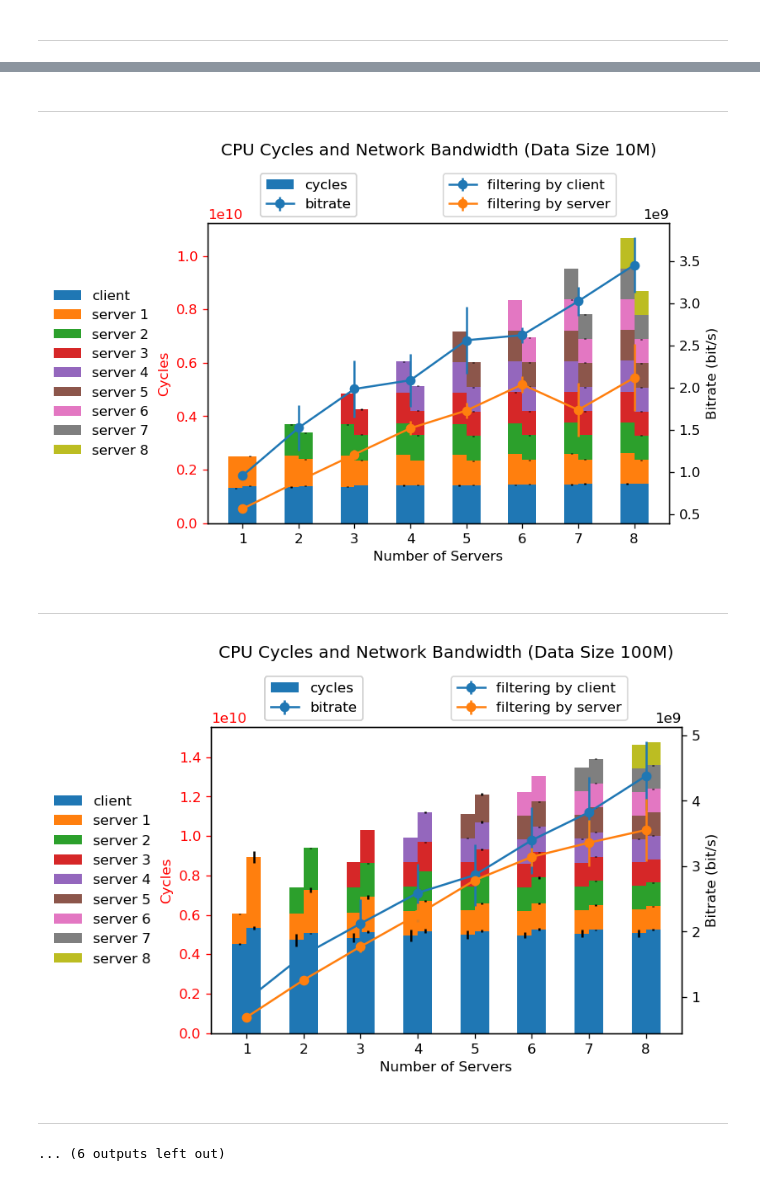
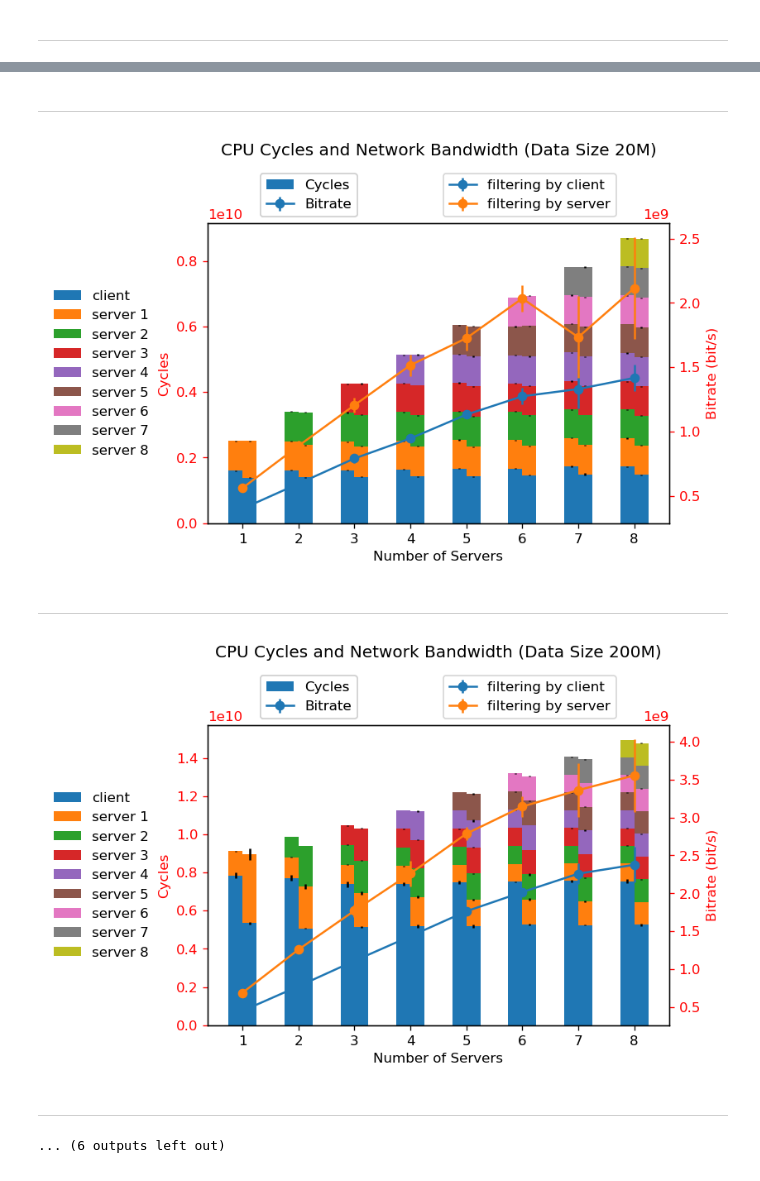
Before and after one commit to ljishen/EuCycles, a Jupyter notebook: analysis/notebooks/visualization_nserv_linspace.ipynb, the cells around one changed output, grey strips where cells are left out. Saved outputs shown, nothing was run; the diff lists cells and outputs as text; code cells hidden in the pictures.

```diff
--- a/analysis/notebooks/visualization_nserv_linspace.ipynb
+++ b/analysis/notebooks/visualization_nserv_linspace.ipynb
@@ -45,16 +45,17 @@ def gen_df(json_file):
 
     return df
 # %%
-FILE_PATH_SERVER_FILTERING = 'output_servers_linspace_2_8servs/result.json'
-FILE_PATH_CLIENT_FILTERING = 'output_raw_8servs_arm/result.json'
+FILE_PATH_SERVERS_FILTERING = 'output_servers_linspace_2_8servs/result.json'
+FILE_PATH_CLIENT_FILTERING = 'output_client_linspace_2_8servs/result.json'
 
-df_server_filtering = gen_df(FILE_PATH_SERVER_FILTERING)
+df_server_filtering = gen_df(FILE_PATH_SERVERS_FILTERING)
 df_client_filtering = gen_df(FILE_PATH_CLIENT_FILTERING)
 
 N = len(df_client_filtering.index)
 FILTERING_STEP = 2
 ind = np.arange(N)                  # the x locations for the groups
 width = 1 / (FILTERING_STEP + 2)    # the width of the bars
+yax_clr = 'r'
 
 
 def __human2kbytes(string):
@@ -103,18 +104,18 @@ def __plot_client_bitrate(ax, offset, size_df):
         fmt='-o')
 
 
-for size in sorted(df_client_filtering.columns, key=__human2kbytes):
+columns_client_filtering = sorted(df_client_filtering.columns, key=__human2kbytes)
+columns_server_filtering = sorted(df_server_filtering.columns, key=__human2kbytes)
+
+for size_idx in range(len(columns_client_filtering)):
     fig, ax1 = plt.subplots()
 
     # Change the size of figure
     # See https://stackoverflow.com/a/4306340
     fig.set_dpi(120)
 
-    client_filtering_size = size
-    server_filtering_size = size
-
-    size_df_client = df_client_filtering[client_filtering_size]
-    size_df_server = df_server_filtering[server_filtering_size]
+    size_df_client = df_client_filtering[columns_client_filtering[size_idx]]
+    size_df_server = df_server_filtering[columns_server_filtering[size_idx]]
 
     # Draw bins for Cycles
     cycle_bars = []
@@ -158,9 +159,8 @@ for size in sorted(df_client_filtering.columns, key=__human2kbytes):
                 last_bottom_server,
                 color=bar.patches[0].get_facecolor())
 
-    ax1_clr = 'r'
-    ax1.set_ylabel('Cycles', color=ax1_clr)
-    ax1.tick_params('y', colors=ax1_clr)
+    ax1.set_ylabel('Cycles', color=yax_clr)
+    ax1.tick_params('y', colors=yax_clr)
     ax1.set_xlabel('Number of Servers')
 
     plt.legend(
@@ -178,9 +178,8 @@ for size in sorted(df_client_filtering.columns, key=__human2kbytes):
     bitrate_bars.append(__plot_client_bitrate(ax2, ind + width / 2, size_df_client))
     bitrate_bars.append(__plot_client_bitrate(ax2, ind + width / 2, size_df_server))
 
-    ax2_clr = 'black'
-    ax2.set_ylabel('Bitrate (bit/s)', color=ax2_clr)
-    ax2.tick_params('y', colors=ax2_clr)
+    ax2.set_ylabel('Bitrate (bit/s)', color=yax_clr)
+    ax2.tick_params('y', colors=yax_clr)
 
     plt.gca().add_artist(plt.legend(
         bitrate_bars,
@@ -190,12 +189,13 @@ for size in sorted(df_client_filtering.columns, key=__human2kbytes):
 
     plt.gca().add_artist(plt.legend(
         [cycle_bars[0], bitrate_bars[0]],
-        ['cycles', 'bitrate'],
+        ['Cycles', 'Bitrate'],
         loc=3,
         bbox_to_anchor=(0.1, 1)))
 
     plt.xticks(ind + width / 2, size_df_client.index)
-    plt.title('CPU Cycles and Network Bandwidth (Data Size ' + size + ')', y=1.2)
+    plt.title('CPU Cycles and Network Bandwidth (Data Size ' +
+              columns_client_filtering[size_idx] + ')', y=1.2)
 
     plt.show()
     display(Markdown('---'))
@@ -210,6 +210,6 @@ for size in sorted(df_client_filtering.columns, key=__human2kbytes):
 ---
-[figure, old version]
+[figure, new version]
 ---
-[figure, old version]
+[figure, new version]
 ---
 ... (6 outputs left out)
```
Also changed, not shown: parts of 1 cell of this notebook.
